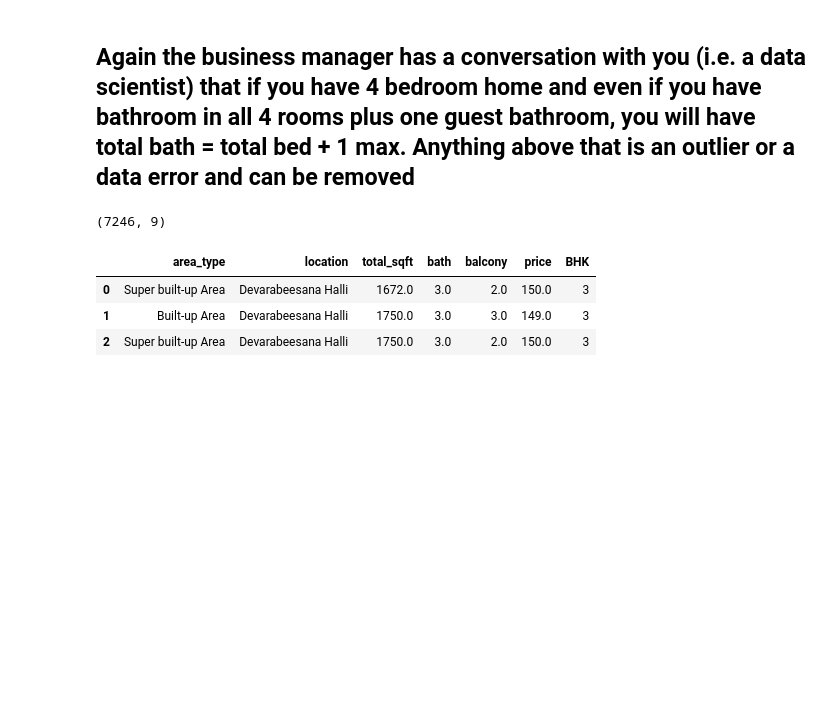
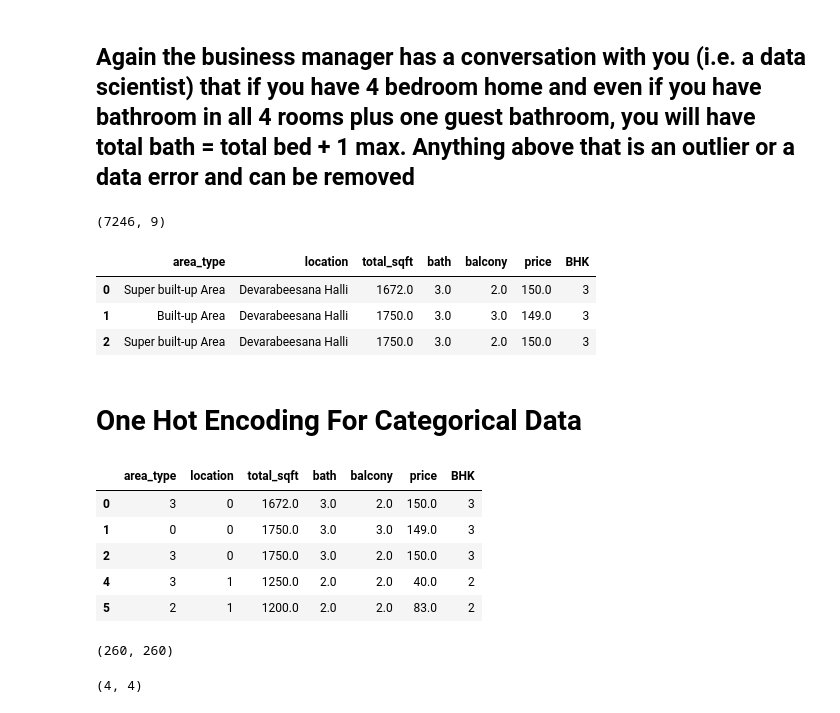
Before and after one commit to WazedKhan/Real-Estate-Price-Prediction, a Jupyter notebook: Price Prediction.ipynb, the cells around one changed output. Saved outputs shown, nothing was run; the diff lists cells and outputs as text; code cells hidden in the pictures; blank space fills up the shorter version.

Commit message:
Hot Encoded on area and location

```diff
--- a/Price Prediction.ipynb
+++ b/Price Prediction.ipynb
@@ -397,3 +397,29 @@ df9.head(3)
 | 0 | Super built-up Area | Devarabeesana Halli | 1672.0 | 3.0 | 2.0 | 150.0 | 3 |
 | 1 | Built-up Area | Devarabeesana Halli | 1750.0 | 3.0 | 3.0 | 149.0 | 3 |
 | 2 | Super built-up Area | Devarabeesana Halli | 1750.0 | 3.0 | 2.0 | 150.0 | 3 |
+# %% [markdown]
+# One Hot Encoding For Categorical Data
+# %%
+from sklearn.preprocessing import LabelEncoder
+le = LabelEncoder()
+df10 = df9.copy()
+# %%
+df10.area_type = le.fit_transform(df10.area_type)
+df10.location = le.fit_transform(df10.location)
+# %%
+df10.head()
+# %% [output]
+|  | area_type | location | total_sqft | bath | balcony | price | BHK |
+| 0 | 3 | 0 | 1672.0 | 3.0 | 2.0 | 150.0 | 3 |
+| 1 | 0 | 0 | 1750.0 | 3.0 | 3.0 | 149.0 | 3 |
+| 2 | 3 | 0 | 1750.0 | 3.0 | 2.0 | 150.0 | 3 |
+| 4 | 3 | 1 | 1250.0 | 2.0 | 2.0 | 40.0 | 2 |
+| 5 | 2 | 1 | 1200.0 | 2.0 | 2.0 | 83.0 | 2 |
+# %%
+len(df10.location.unique()), len(df9.location.unique())
+# %% [output]
+(260, 260)
+# %%
+len(df10.area_type.unique()), len(df9.area_type.unique())
+# %% [output]
+(4, 4)
```
